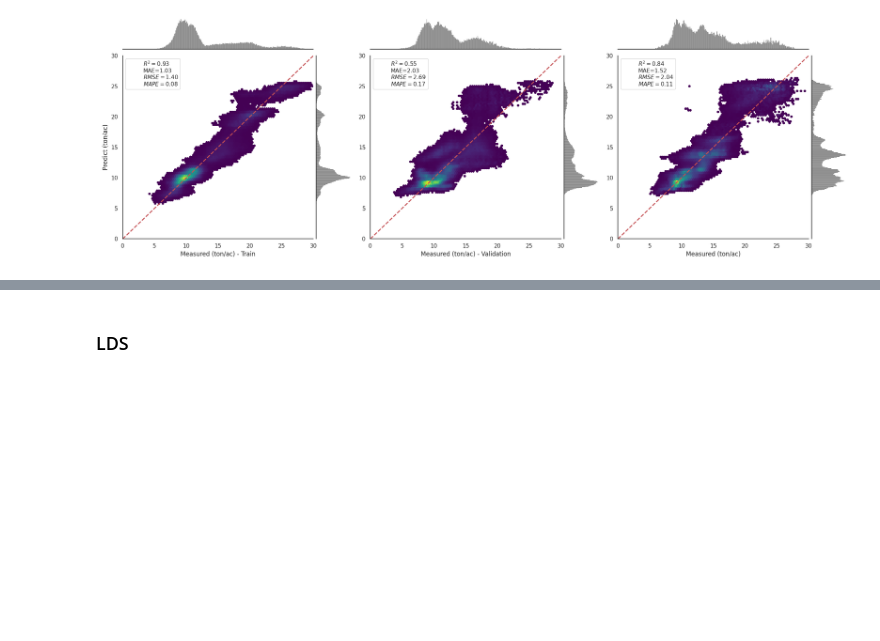
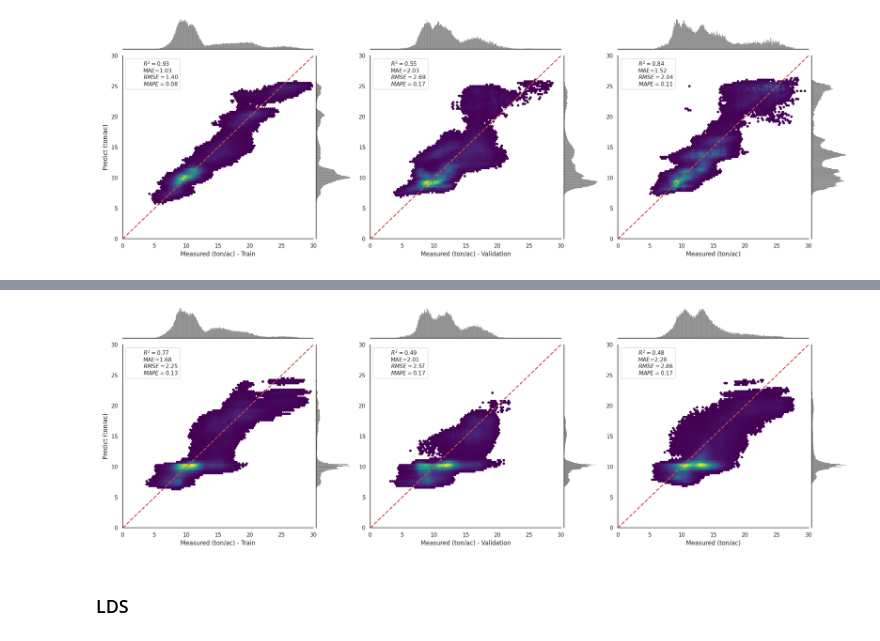
Before and after one commit to plant-ai-biophysics-lab/imbalance_deep_regression_yield_forecasting, a Jupyter notebook: Inference/ReWeightingMethods.ipynb, the cells around one changed output, grey strips where cells are left out. Saved outputs shown, nothing was run; the diff lists cells and outputs as text; code cells hidden in the pictures; blank space fills up the shorter version.

```diff
--- a/Inference/ReWeightingMethods.ipynb
+++ b/Inference/ReWeightingMethods.ipynb
@@ -204,3 +230,14 @@ _ = Inference.train_val_test_satterplot(RGB_train_cost_sensitive, RGB_valid_cost
+# %%
+RGB_train_cost_sensitive  = pd.read_csv('/data2/hkaman/Imbalance/EXPs/EXP_021_64_001_05_WassW/021_64_001_05_WassW_train.csv',  index_col=0)
+RGB_valid_cost_sensitive  = pd.read_csv('/data2/hkaman/Imbalance/EXPs/EXP_021_64_001_05_WassW/021_64_001_05_WassW_valid.csv',  index_col=0)
+RGB_test_cost_sensitive   = pd.read_csv('/data2/hkaman/Imbalance/EXPs/EXP_021_64_001_05_WassW/021_64_001_05_WassW_test.csv',  index_col=0)
+_ = Inference.train_val_test_satterplot(RGB_train_cost_sensitive, RGB_valid_cost_sensitive, RGB_test_cost_sensitive,
+                                    week = 15,
+                                    cmap  = 'viridis',
+                                    mincnt = 100,
+                                    fig_save_name = None)
+# %% [output]
+[figure, added]
 # %% [markdown]
 ### LDS
 # %%
```
Also changed, not shown: parts of 4 cells of this notebook, 6 other files.
